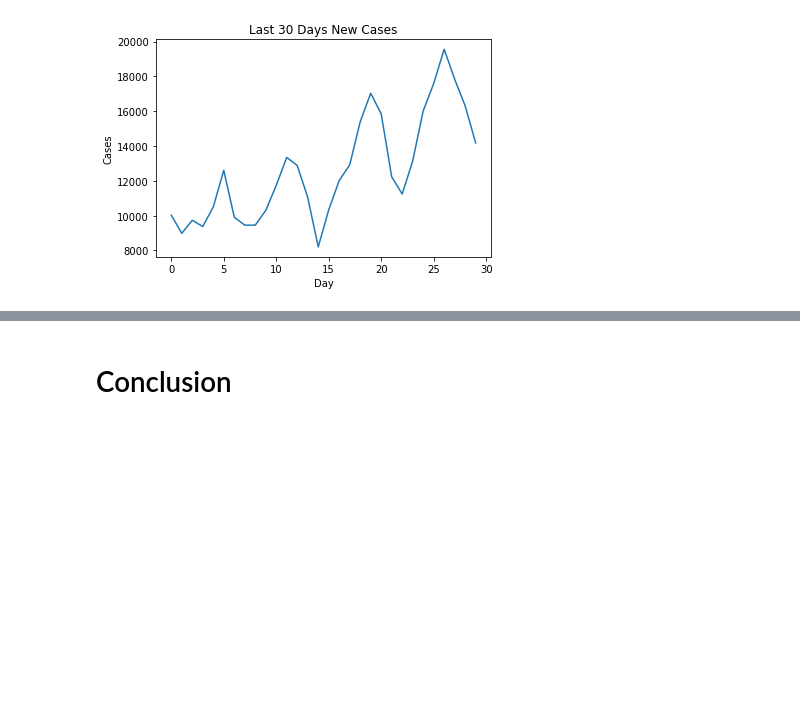
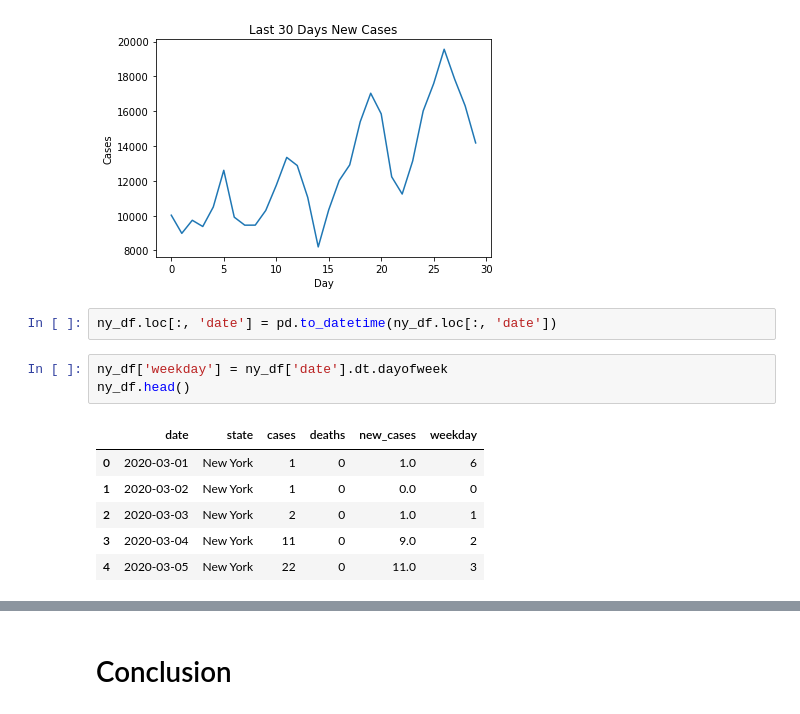
Before and after one commit to hon3g/data_analytics_2, a Jupyter notebook: Python/Mini_Project_Covid19_Data_Analysis.ipynb, the cells around one changed output, grey strips where cells are left out. Cells and saved outputs as stored; diff of their text form; blank space fills up the shorter version.

```diff
--- a/Python/Mini_Project_Covid19_Data_Analysis.ipynb
+++ b/Python/Mini_Project_Covid19_Data_Analysis.ipynb
@@ -75,3 +75,15 @@ plt.ylabel('Cases')
 plt.show()
 # %% [output]
 [figure]
+# %%
+ny_df.loc[:, 'date'] = pd.to_datetime(ny_df.loc[:, 'date'])
+# %%
+ny_df['weekday'] = ny_df['date'].dt.dayofweek
+ny_df.head()
+# %% [output]
+|  | date | state | cases | deaths | new_cases | weekday |
+| 0 | 2020-03-01 | New York | 1 | 0 | 1.0 | 6 |
+| 1 | 2020-03-02 | New York | 1 | 0 | 0.0 | 0 |
+| 2 | 2020-03-03 | New York | 2 | 0 | 1.0 | 1 |
+| 3 | 2020-03-04 | New York | 11 | 0 | 9.0 | 2 |
+| 4 | 2020-03-05 | New York | 22 | 0 | 11.0 | 3 |
```
Also changed, not shown: parts of 6 cells of this notebook.
